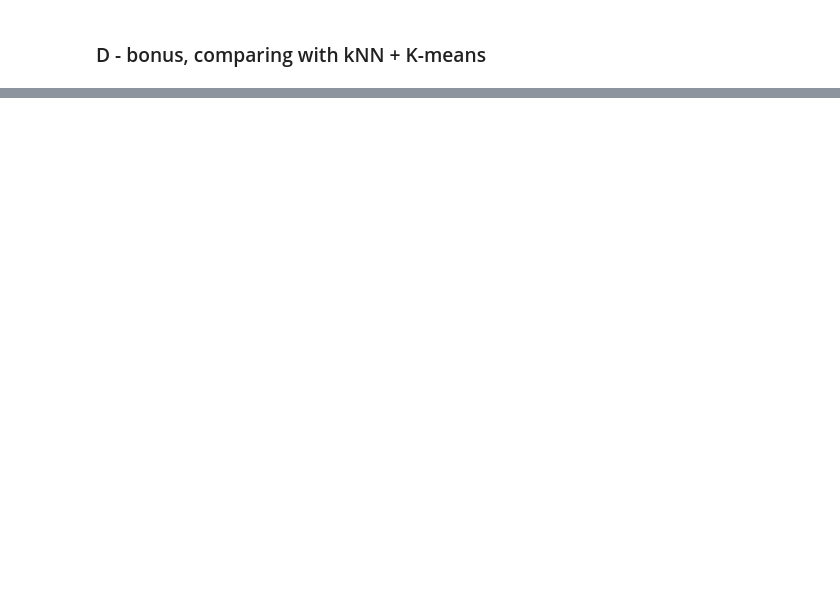
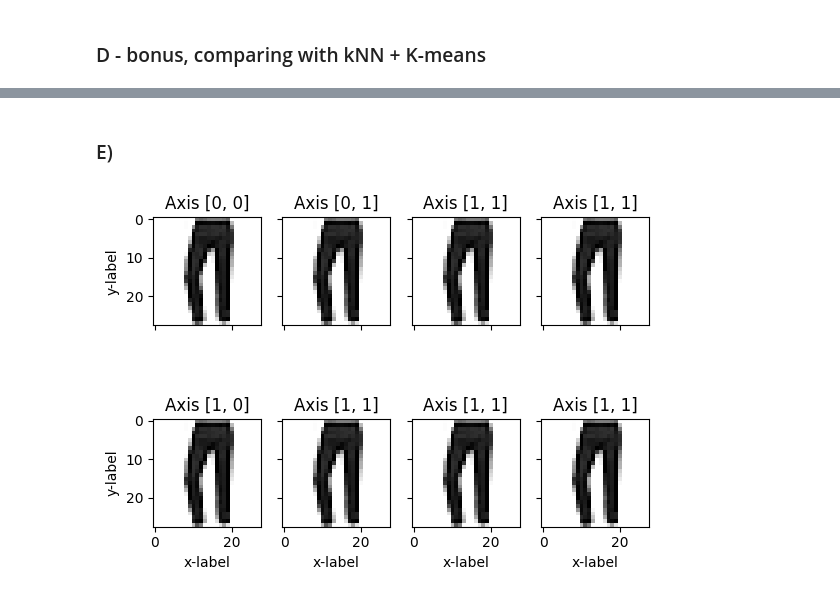
Before and after one commit to dahnlund/SF2526-Lab2, a Jupyter notebook: ex4.ipynb, the cells around one changed output, grey strips where cells are left out. Cells and saved outputs as stored; diff of their text form; code cells hidden in the pictures; blank space fills up the shorter version.

```diff
--- a/ex4.ipynb
+++ b/ex4.ipynb
@@ -212,0 +214,46 @@ print(f'Accuracy: {accuracy * 100}%')
+# %% [markdown]
+### E)
+# %%
+vec = 1 * (predictions != correct_adj)
+wrong_guesses = vec.nonzero()[0]
+
+II = wrong_guesses[1:5]
+
+def zalando_plot(z):  #Re-define function to work with subplot
+    n = 28  # Image size
+    A = np.reshape(z, (n, n))
+
+    # Normalize it
+    I = np.argmax(np.abs(z))
+    za = z[I]
+    A = A / za
+
+    B = 1 - A # It looks nicer with a white background.
+    return B
+
+fig, axs = plt.subplots(2, 4)
+axs[0, 0].imshow(zalando_plot(items[:,1]),cmap='gray', origin='upper')
+axs[0, 0].set_title('Axis [0, 0]')
+axs[0, 1].imshow(zalando_plot(items[:,1]),cmap='gray', origin='upper')
+axs[0, 1].set_title('Axis [0, 1]')
+axs[1, 0].imshow(zalando_plot(items[:,1]),cmap='gray', origin='upper')
+axs[1, 0].set_title('Axis [1, 0]')
+axs[1, 1].imshow(zalando_plot(items[:,1]),cmap='gray', origin='upper')
+axs[1, 1].set_title('Axis [1, 1]')
+axs[1, 2].imshow(zalando_plot(items[:,1]),cmap='gray', origin='upper')
+axs[1, 2].set_title('Axis [1, 1]')
+axs[0, 2].imshow(zalando_plot(items[:,1]),cmap='gray', origin='upper')
+axs[0, 2].set_title('Axis [1, 1]')
+axs[0, 3].imshow(zalando_plot(items[:,1]),cmap='gray', origin='upper')
+axs[0, 3].set_title('Axis [1, 1]')
+axs[1, 3].imshow(zalando_plot(items[:,1]),cmap='gray', origin='upper')
+axs[1, 3].set_title('Axis [1, 1]')
+
+for ax in axs.flat:
+    ax.set(xlabel='x-label', ylabel='y-label')
+
+# Hide x labels and tick labels for top plots and y ticks for right plots.
+for ax in axs.flat:
+    ax.label_outer()
+# %% [output]
+[figure, added]
```
Also changed, not shown: parts of 2 cells of this notebook.
